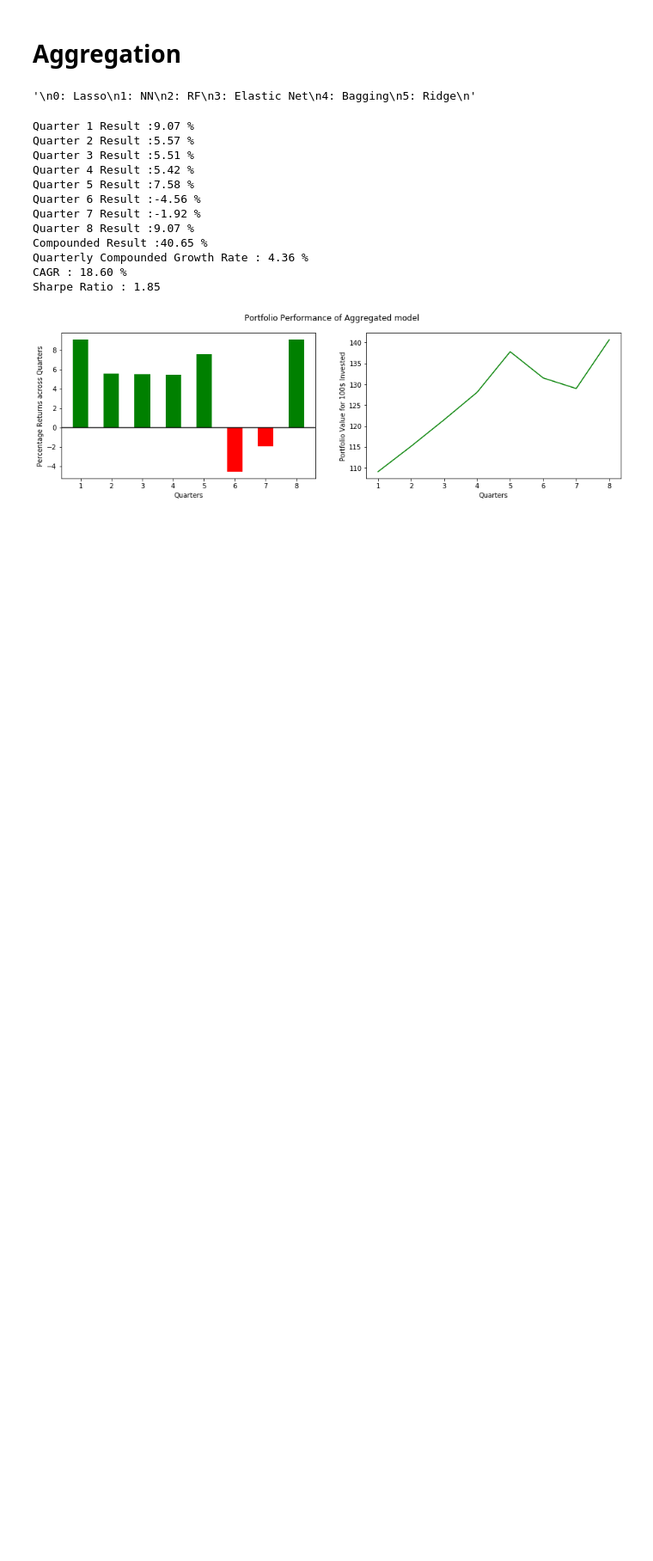
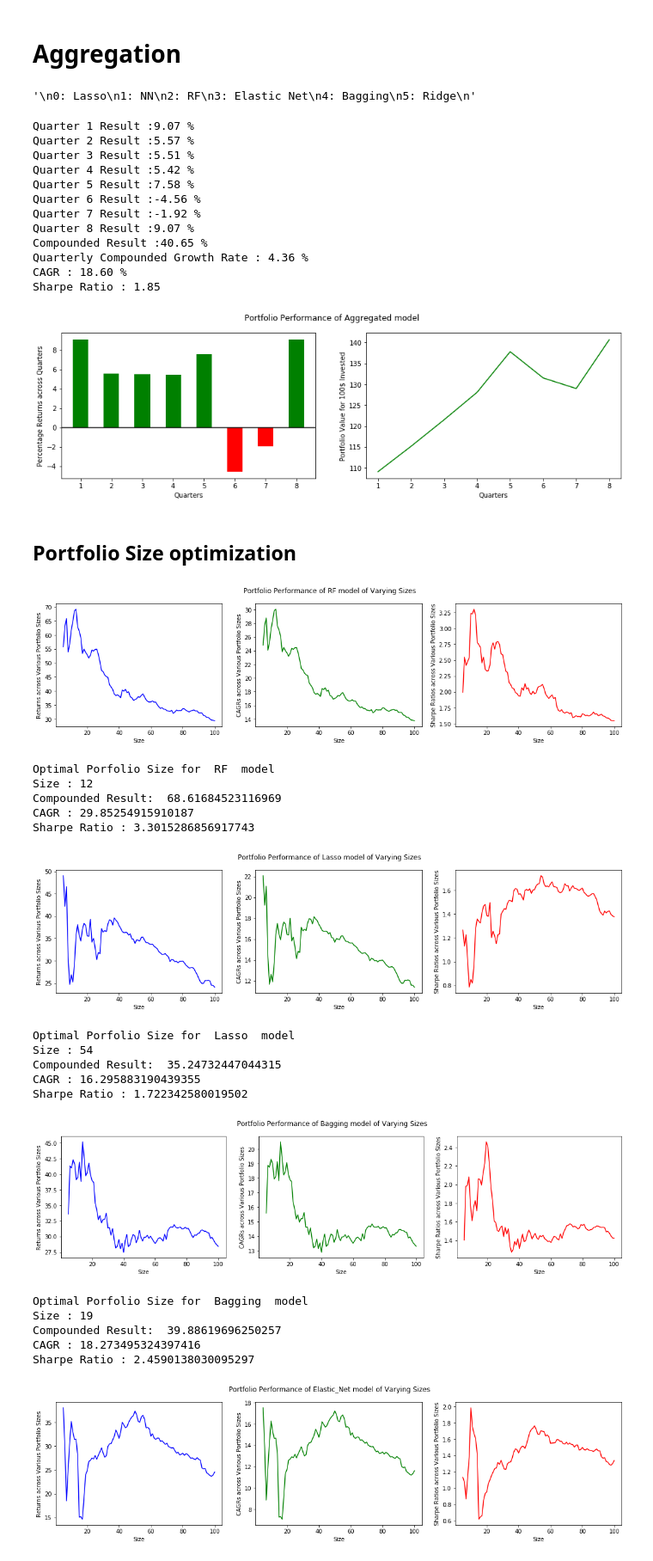
Before and after one commit to durveshb/Portfolio-Management, a Jupyter notebook: 009_Aggregation _and_Results.ipynb, the cells around one changed output. Shown at 86% size. Drawn from its saved outputs; the diff is of its cells as text; code cells hidden in the pictures; blank space fills up the shorter version.

Commit message:
Portfolio size estimation

```diff
--- a/009_Aggregation _and_Results.ipynb
+++ b/009_Aggregation _and_Results.ipynb
@@ -333,0 +322,2 @@ Sharpe Ratio : 1.85
+# %% [markdown]
+## Portfolio Size optimization
@@ -333,0 +442,27 @@ Sharpe Ratio : 1.85
+# %%
+
+for model in Models:
+    Preds = pd.read_csv('./Labels_and_Preds/Predictions_'+model+'.csv', delimiter = ',', index_col = 'Unnamed: 0')
+    Labels = pd.read_csv('./Labels_and_Preds/Labels.csv',delimiter =',',index_col = 'Unnamed: 0')
+    #Var_Model_Results.append(total_performance_of_size_X(8,Preds,Labels,model,30))
+    get_best_portfolio_size(8,Preds,Labels,model,5,101)
+# %% [output]
+[figure, added]
+Optimal Porfolio Size for  RF  model
+Size : 12
+Compounded Result:  68.61684523116969
+CAGR : 29.85254915910187
+Sharpe Ratio : 3.3015286856917743
+[figure, added]
+Optimal Porfolio Size for  Lasso  model
+Size : 54
+Compounded Result:  35.24732447044315
+CAGR : 16.295883190439355
+Sharpe Ratio : 1.722342580019502
+[figure, added]
+Optimal Porfolio Size for  Bagging  model
+Size : 19
+Compounded Result:  39.88619696250257
+CAGR : 18.273495324397416
+Sharpe Ratio : 2.4590138030095297
+[figure, added]
```
Also changed, not shown: parts of 5 cells of this notebook.
